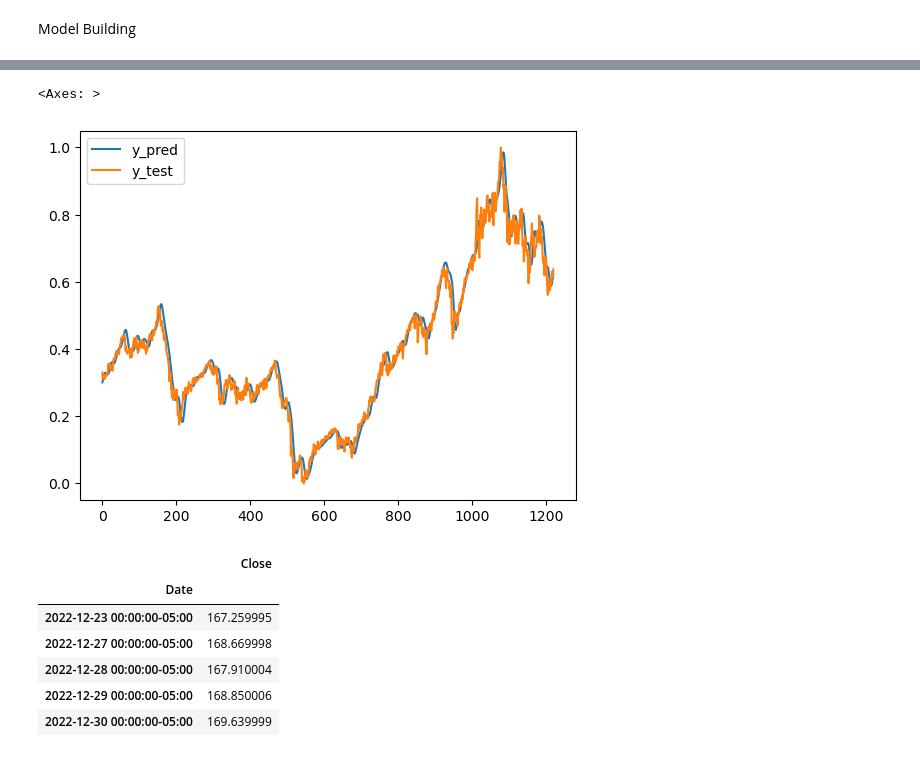
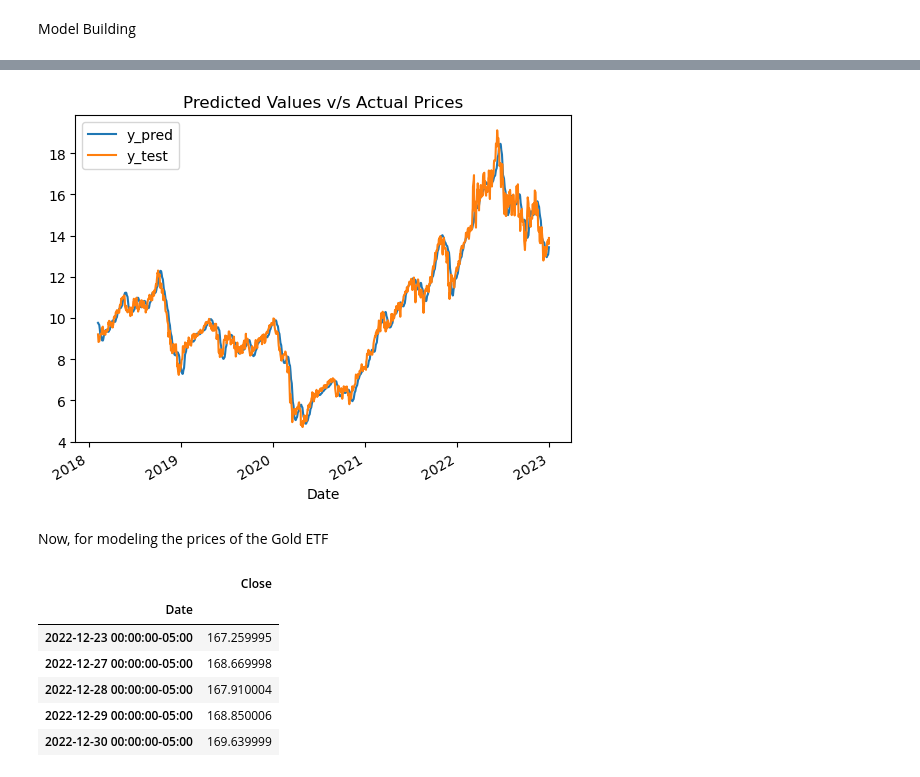
Before and after one commit to 3v-mb/Mini-projects-in-Financial-Engineering, a Jupyter notebook: LSTM and Multi-Output Regression for Stock Prediction.ipynb, the cells around one changed output, grey strips where cells are left out. Cells and saved outputs as stored; diff of their text form; code cells hidden in the pictures.

```diff
--- a/LSTM and Multi-Output Regression for Stock Prediction.ipynb
+++ b/LSTM and Multi-Output Regression for Stock Prediction.ipynb
@@ -255,8 +332,5 @@ test_size = int(len(equity_data) - train_size)
 # %%
 window_size = 25
-# %%
-train_set = equity_data[0:train_size]
-test_set = equity_data[train_size:]
 # %%
 scaler = MinMaxScaler()
 train_set = scaler.fit_transform(train_set)
@@ -389,8 +472,8 @@ Now, for the other series
 # %%
 crude_oil_data = crude_oil.to_frame()
 # %%
-train_set = crude_oil_data[0:train_size]
-test_set = crude_oil_data[train_size:]
+train_set = crude_oil_data[crude_oil_data.index < "2018-01-01"] #data until the end of 2017
+test_set = crude_oil_data[crude_oil_data.index > "2018-01-01"] #data from 2018 to 2022
 # %%
 scaler = MinMaxScaler()
 train_set = scaler.fit_transform(train_set)
@@ -425,7 +508,7 @@ model.add(
         units=128,
         return_sequences=True,
         activation="relu",
-        input_shape=(x_train.shape[1], 1),
+        input_shape=(X_train.shape[1], 1),
     )
 )
 # %%
@@ -511,11 +594,17 @@ r2_score(y_test, y_pred)
+# %%
+y_test = scaler.inverse_transform(y_test.reshape(-1, 1))
+y_pred = scaler.inverse_transform(y_pred.reshape(-1, 1))
 # %%
-df = pd.DataFrame()
-df["y_pred"] = pd.DataFrame(y_pred)
-df["y_test"] = pd.Series(y_test)
-df.plot()
+crude_oil_pred = pd.DataFrame()
+crude_oil_pred["y_pred"] = pd.DataFrame(y_pred)
+crude_oil_pred["y_test"] = pd.DataFrame(y_test)
+crude_oil_pred.index = crude_oil_data[train_size+26:].index
+crude_oil_pred.plot()
+plt.title("Predicted Values v/s Actual Prices");
 # %% [output]
-<Axes: >
-[figure, old version]
+[figure, new version]
+# %% [markdown]
+Now, for modeling the prices of the Gold ETF
 # %%
 gold_data = gold.to_frame()
 # %%
```
Also changed, not shown: parts of 66 cells of this notebook.
